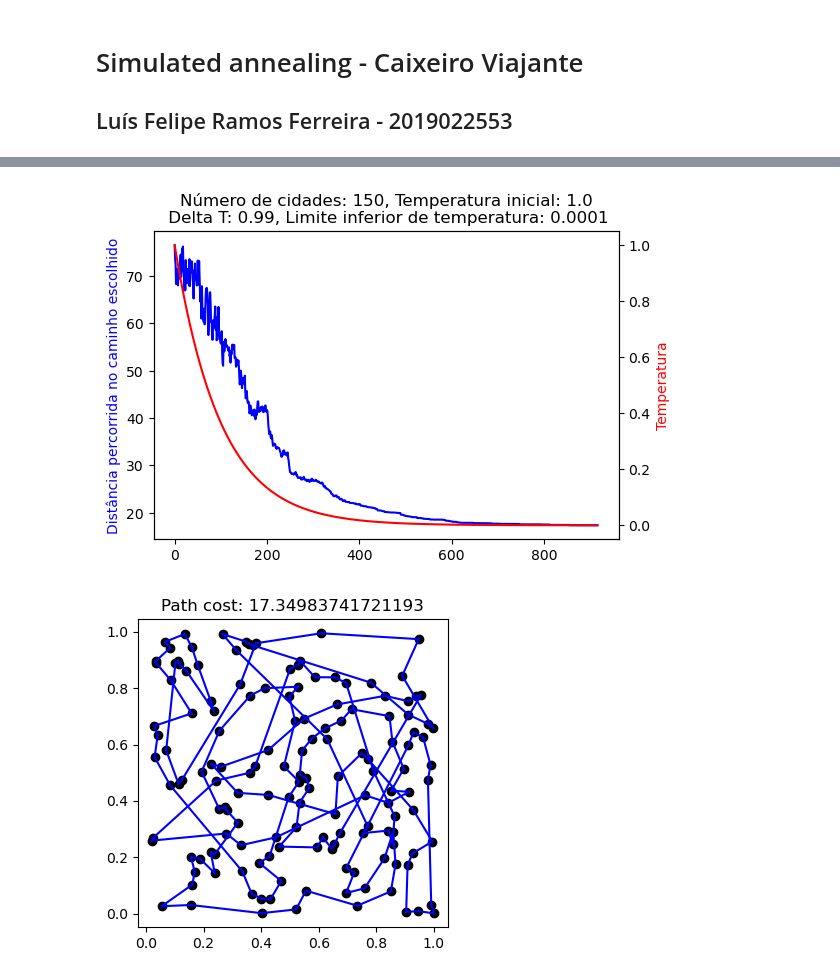
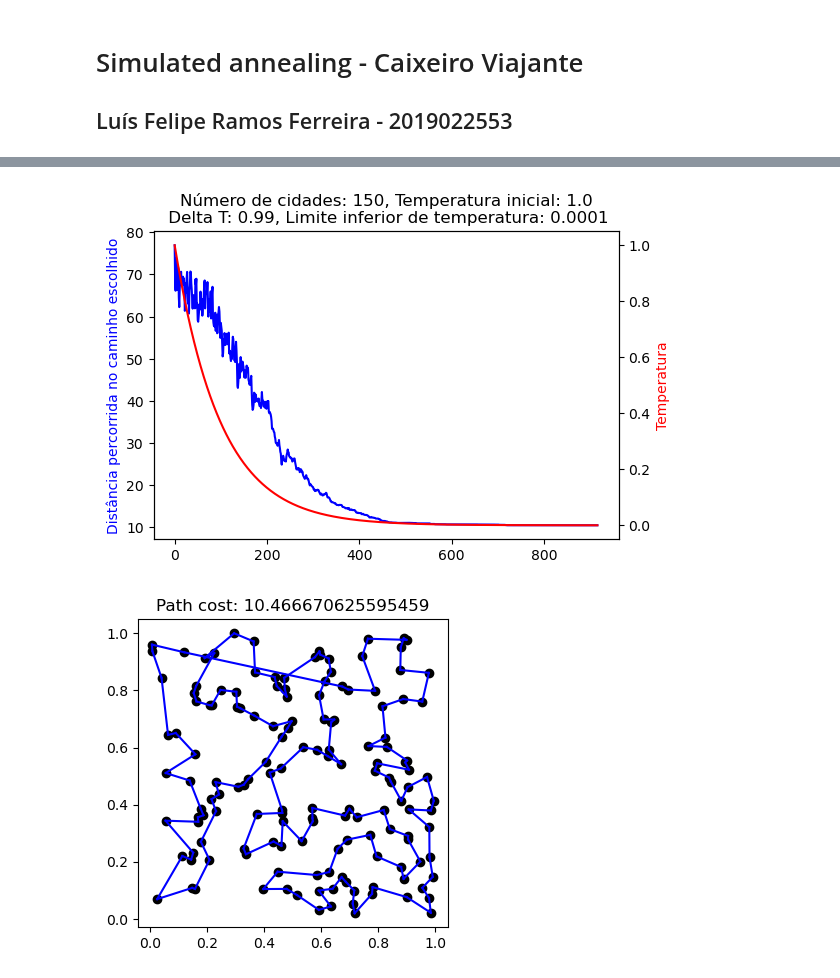
Before and after one commit to lframosferreira/fisica-estatistica-computacional, a Jupyter notebook: simulated_annealing_tsp/main.ipynb, the cells around one changed output, grey strips where cells are left out. Drawn from its saved outputs; the diff is of its cells as text; code cells hidden in the pictures.

```diff
--- a/simulated_annealing_tsp/main.ipynb
+++ b/simulated_annealing_tsp/main.ipynb
@@ -54,9 +66,12 @@ def performe_monte_carlo_steps(number_of_monte_carlo_steps: np.int_, number_of_c
     return current_path, current_path_cost
+# %%
+NUMBER_OF_CITIES: np.int_ = 150
+GRAPH, NODES = generate_random_graph(number_of_nodes=NUMBER_OF_CITIES)
 # %%
 def tsp(number_of_cities: np.int_, temperature: np.float_, delta_t: np.float_, temperature_inferior_limit: np.float_) -> npt.NDArray[np.int_]:
-    number_of_monte_carlo_steps: np.int_ = 100 # hard coded
+    number_of_monte_carlo_steps: np.int_ = 1 # hard coded
     initial_temperature: np.float_ = temperature
-    graph, nodes = generate_random_graph(number_of_nodes=number_of_cities)
+    graph, nodes = GRAPH, NODES
     current_path: npt.NDArray[np.int_] = np.arange(number_of_cities)
     np.random.shuffle(current_path)
     edges: npt.NDArray[np.int_] = np.append(np.lib.stride_tricks.sliding_window_view(current_path, 2), [[current_path[-1], current_path[0]]], axis=0)
@@ -68,7 +83,7 @@ def tsp(number_of_cities: np.int_, temperature: np.float_, delta_t: np.float_, t
     while temperature > temperature_inferior_limit:
         temperatures.append(temperature)
         distances.append(current_path_cost)
-        current_path, current_path_cost = performe_monte_carlo_steps(number_of_monte_carlo_steps=number_of_monte_carlo_steps, number_of_cities=number_of_cities, temperature=temperature, graph=graph, current_path=current_path, current_path_cost=current_path_cost)
+        current_path, current_path_cost = performe_monte_carlo_steps(number_of_monte_carlo_steps=number_of_monte_carlo_steps, number_of_cities=number_of_cities, temperature=temperature, graph=graph, nodes=nodes, current_path=current_path, current_path_cost=current_path_cost)
         temperature *= delta_t
 
     current_path = np.append(current_path, current_path[0])
@@ -88,13 +110,12 @@ plot_path(nodes=nodes, path=path, path_cost=path_cost)
 # %%
-number_of_cities: np.float_ = 150
 temperature: np.float_ = 1.0
 delta_t: np.float_ = 0.99
 temperature_inferior_limit: np.float_ = 0.0001
 
-path, path_cost, nodes, distances, temperatures = tsp(number_of_cities=number_of_cities, temperature=temperature, delta_t=0.99, temperature_inferior_limit=0.0001)
-plot_distance_temperature(distances=distances, temperatures=temperatures, number_of_cities=number_of_cities, initial_temperature=temperature, delta_t=delta_t, temperature_inferior_limit=temperature_inferior_limit)
+path, path_cost, nodes, distances, temperatures = tsp(number_of_cities=NUMBER_OF_CITIES, temperature=temperature, delta_t=0.99, temperature_inferior_limit=0.0001)
+plot_distance_temperature(distances=distances, temperatures=temperatures, number_of_cities=NUMBER_OF_CITIES, initial_temperature=temperature, delta_t=delta_t, temperature_inferior_limit=temperature_inferior_limit)
 plot_path(nodes=nodes, path=path, path_cost=path_cost)
 # %% [output]
-[figure, old version]
+[figure, new version]
-[figure, old version]
+[figure, new version]
 # %%
```
Also changed, not shown: parts of 7 cells of this notebook, 1 other file.
